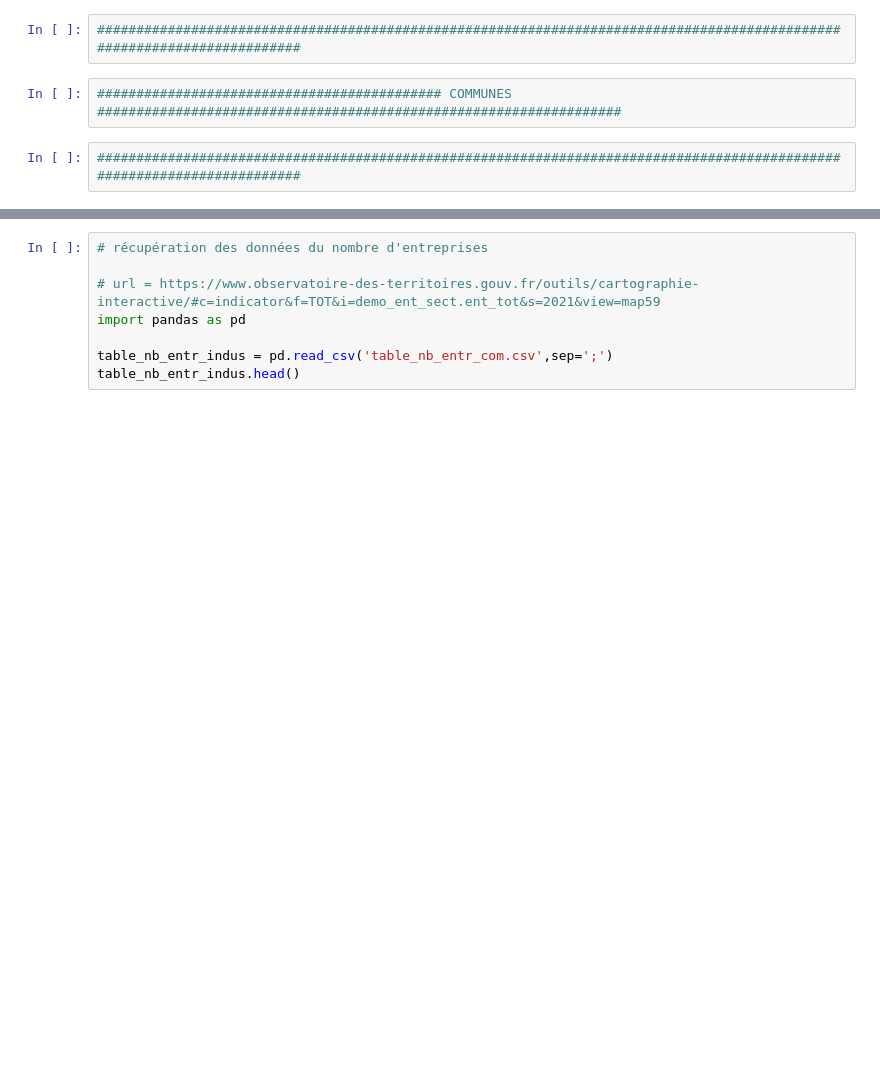
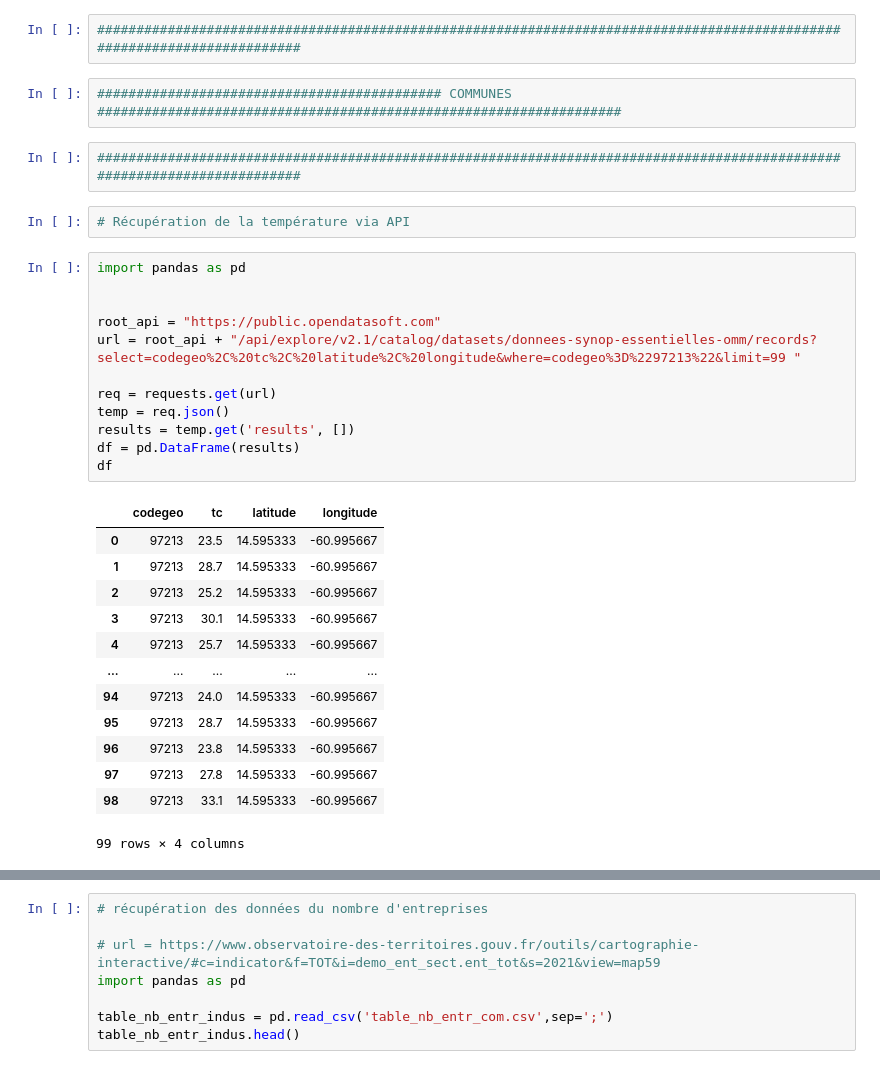
Before and after one commit to tgarnier067/Projet-Python-2023, a Jupyter notebook: recup_données.ipynb, the cells around one changed output, grey strips where cells are left out. Saved outputs shown, nothing was run; the diff lists cells and outputs as text; blank space fills up the shorter version.

Commit message:
Début récupération de la température par communes

```diff
--- a/recup_données.ipynb
+++ b/recup_données.ipynb
@@ -270,3 +270,31 @@ print(page_logements_vacants)
 ############################################ COMMUNES ###################################################################
 # %%
 #########################################################################################################################
+# %%
+# Récupération de la température via API
+# %%
+import pandas as pd
+
+
+root_api = "https://public.opendatasoft.com"
+url = root_api + "/api/explore/v2.1/catalog/datasets/donnees-synop-essentielles-omm/records?select=codegeo%2C%20tc%2C%20latitude%2C%20longitude&where=codegeo%3D%2297213%22&limit=99 "
+
+req = requests.get(url)
+temp = req.json()
+results = temp.get('results', [])
+df = pd.DataFrame(results)
+df
+# %% [output]
+|  | codegeo | tc | latitude | longitude |
+| 0 | 97213 | 23.5 | 14.595333 | -60.995667 |
+| 1 | 97213 | 28.7 | 14.595333 | -60.995667 |
+| 2 | 97213 | 25.2 | 14.595333 | -60.995667 |
+| 3 | 97213 | 30.1 | 14.595333 | -60.995667 |
+| 4 | 97213 | 25.7 | 14.595333 | -60.995667 |
+| ... | ... | ... | ... | ... |
+| 94 | 97213 | 24.0 | 14.595333 | -60.995667 |
+| 95 | 97213 | 28.7 | 14.595333 | -60.995667 |
+| 96 | 97213 | 23.8 | 14.595333 | -60.995667 |
+| 97 | 97213 | 27.8 | 14.595333 | -60.995667 |
+| 98 | 97213 | 33.1 | 14.595333 | -60.995667 |
+99 rows × 4 columns
```
Also changed, not shown: parts of 5 cells of this notebook.
